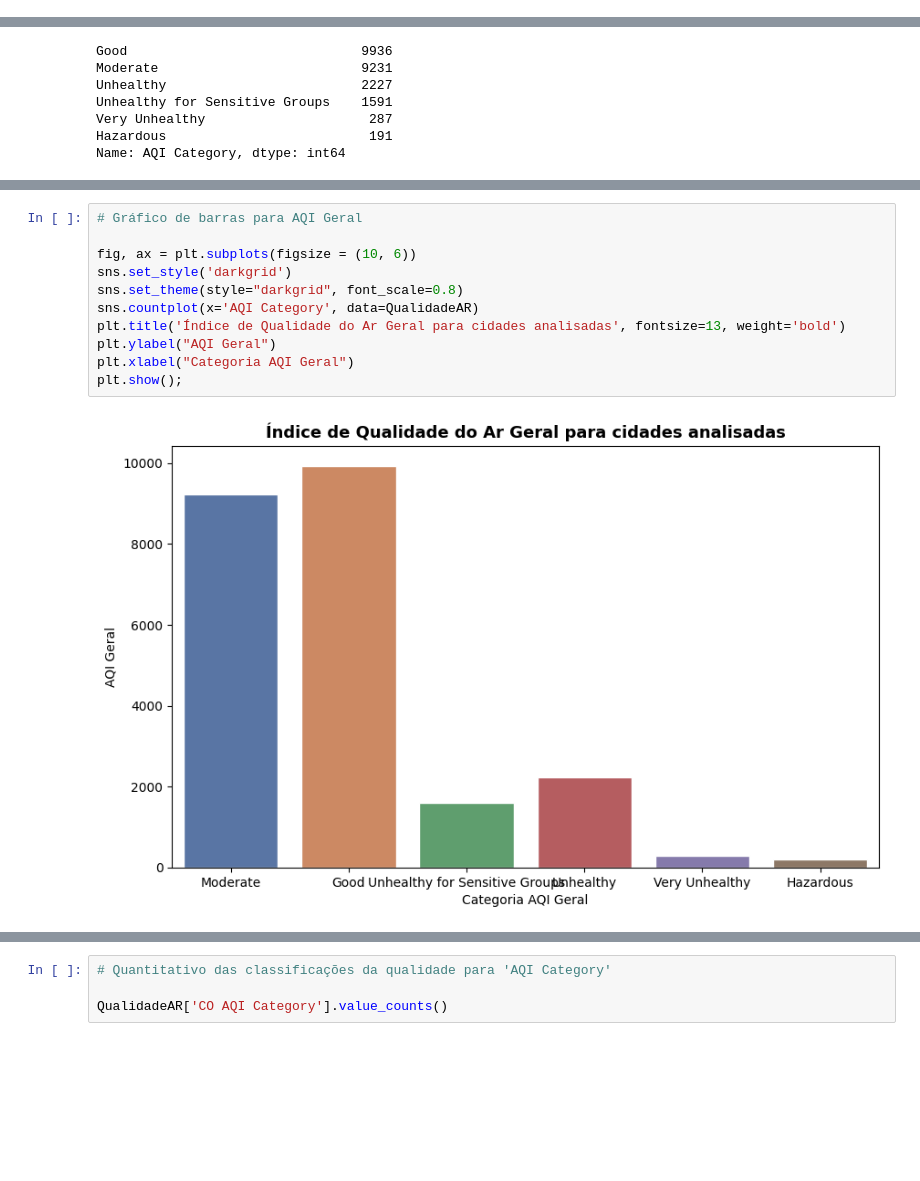
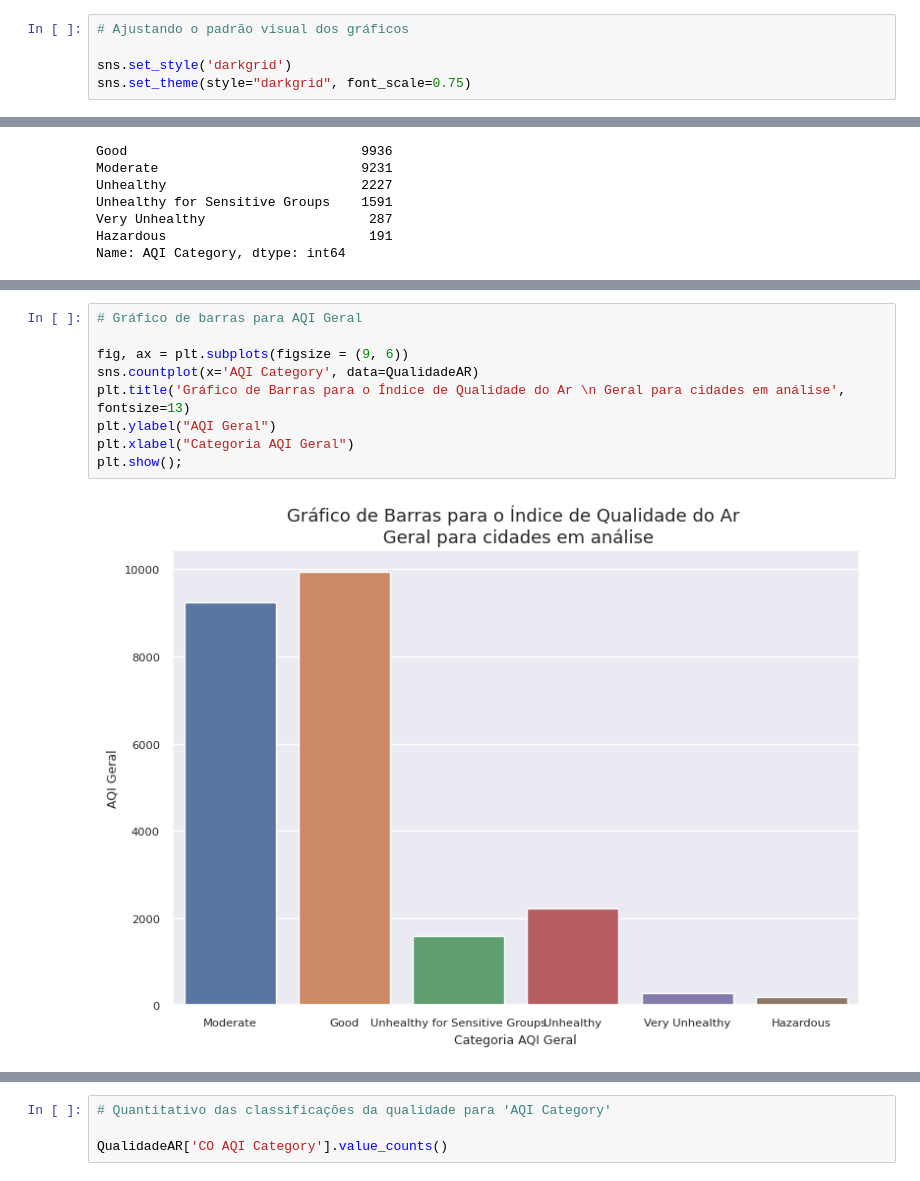
Before and after one commit to Luciahelenasantos/PUC-SPRINT-II, a Jupyter notebook: MVP_SPRINT_II.ipynb, the cells around one changed output, grey strips where cells are left out. Drawn from its saved outputs; the diff is of its cells as text; blank space fills up the shorter version.

```diff
--- a/MVP_SPRINT_II.ipynb
+++ b/MVP_SPRINT_II.ipynb
@@ -221,0 +280,5 @@ QualidadeAR.describe()
+# %%
+# Ajustando o padrão visual dos gráficos
+
+sns.set_style('darkgrid')
+sns.set_theme(style="darkgrid", font_scale=0.75)
@@ -259,16 +355,14 @@ Name: AQI Category, dtype: int64
 # %%
 # Gráfico de barras para AQI Geral
 
-fig, ax = plt.subplots(figsize = (10, 6))
-sns.set_style('darkgrid')
-sns.set_theme(style="darkgrid", font_scale=0.8)
+fig, ax = plt.subplots(figsize = (9, 6))
 sns.countplot(x='AQI Category', data=QualidadeAR)
-plt.title('Índice de Qualidade do Ar Geral para cidades analisadas', fontsize=13, weight='bold')
+plt.title('Gráfico de Barras para o Índice de Qualidade do Ar \n Geral para cidades em análise', fontsize=13)
 plt.ylabel("AQI Geral")
 plt.xlabel("Categoria AQI Geral")
 plt.show();
 # %% [output]
-[figure, old version]
+[figure, new version]
 # %%
 # Gráfico de setores da variável 'AQI Category'
 
```
Also changed, not shown: parts of 125 cells of this notebook.
